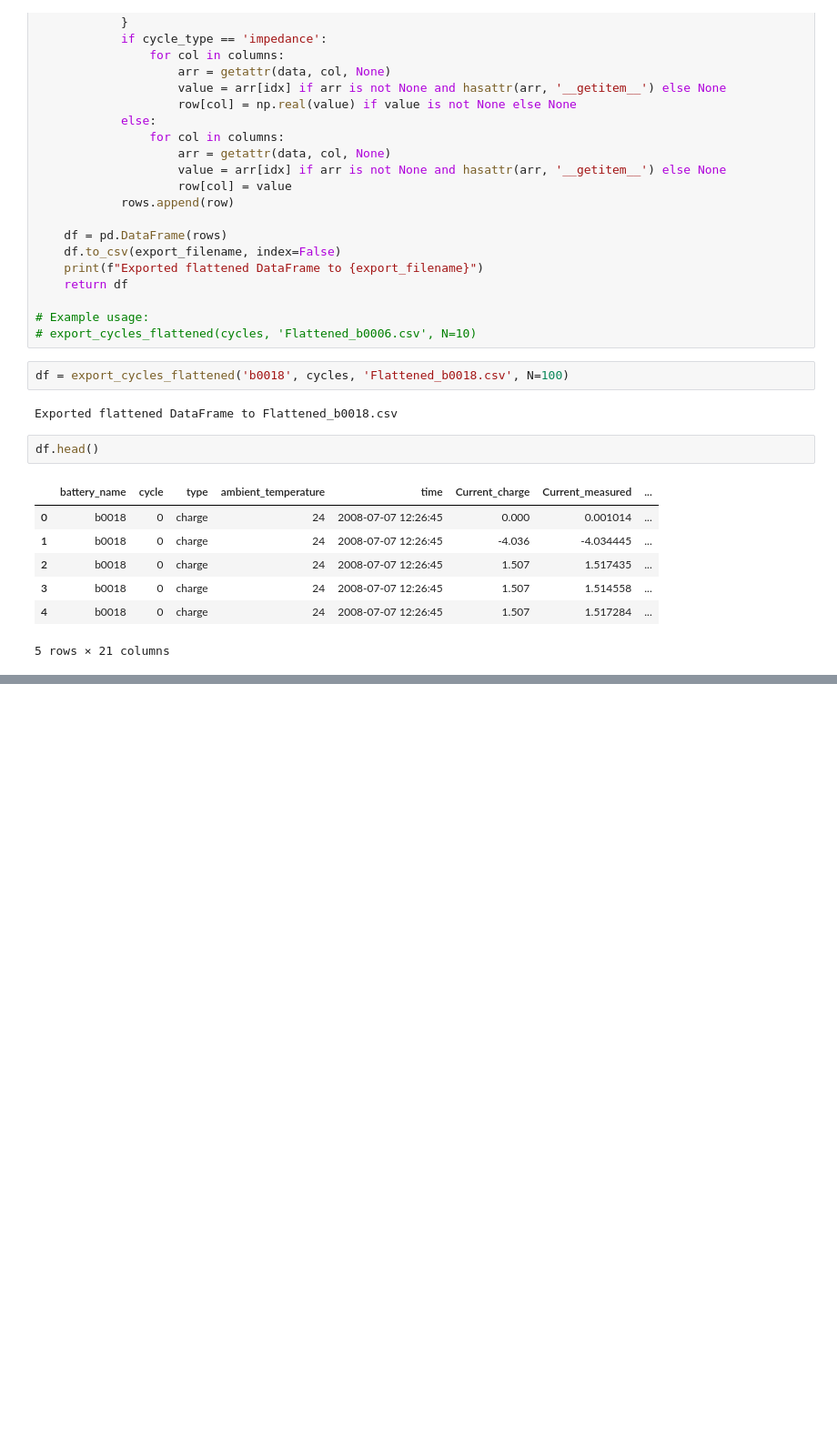
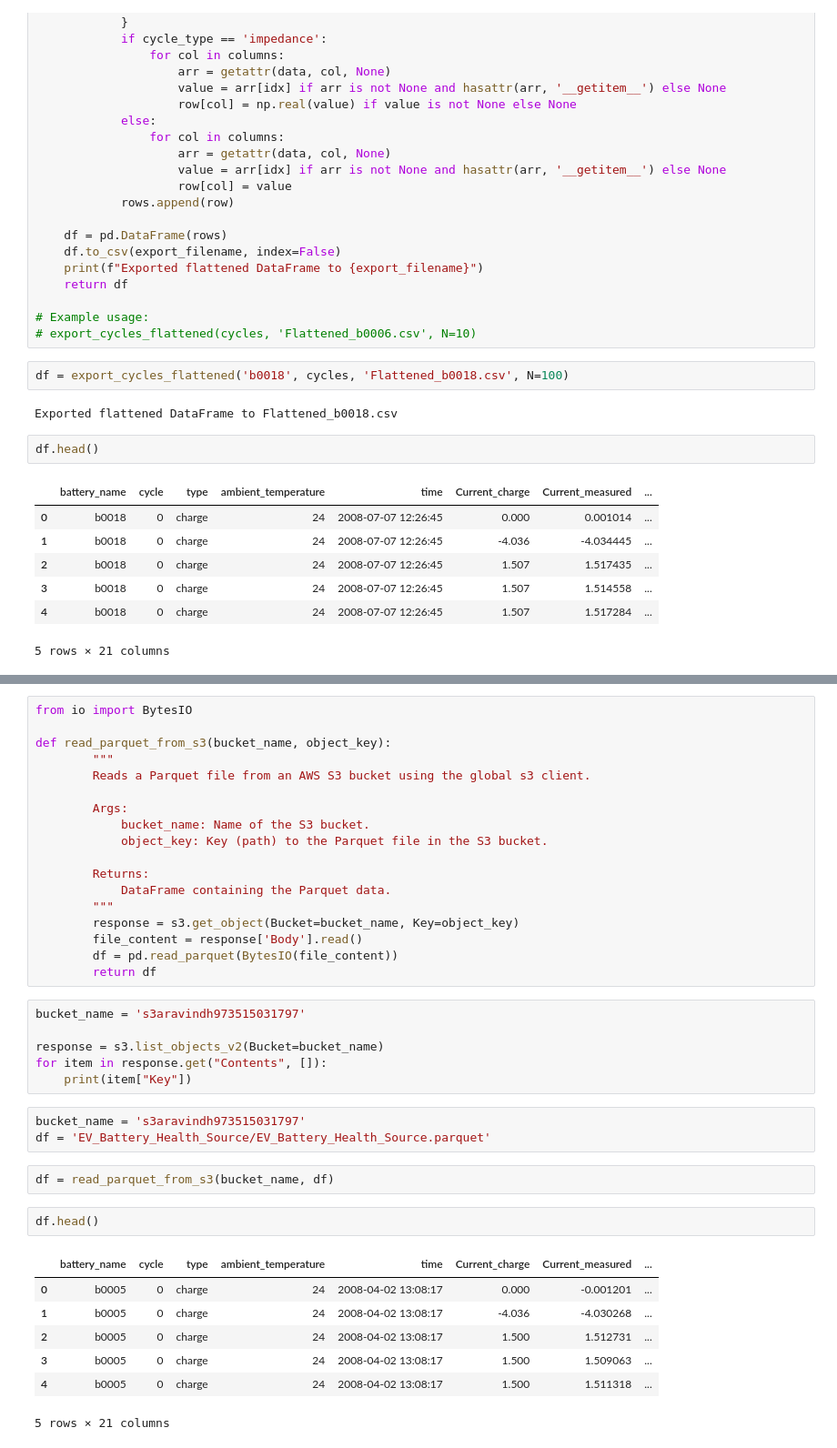
Before and after one commit to aravindhkrishnan09/Data-Science-and-Engineering-Analytics, a Jupyter notebook: Capstone_Project/jupyter_notebooks/EV_Battery_Health_Prediction.ipynb, the cells around one changed output, grey strips where cells are left out. Shown at 91% size. Drawn from its saved outputs; the diff is of its cells as text; blank space fills up the shorter version.

```diff
--- a/Capstone_Project/jupyter_notebooks/EV_Battery_Health_Prediction.ipynb
+++ b/Capstone_Project/jupyter_notebooks/EV_Battery_Health_Prediction.ipynb
@@ -200,0 +338,39 @@ df.head()
+# %%
+from io import BytesIO
+
+def read_parquet_from_s3(bucket_name, object_key):
+        """
+        Reads a Parquet file from an AWS S3 bucket using the global s3 client.
+
+        Args:
+            bucket_name: Name of the S3 bucket.
+            object_key: Key (path) to the Parquet file in the S3 bucket.
+
+        Returns:
+            DataFrame containing the Parquet data.
+        """
+        response = s3.get_object(Bucket=bucket_name, Key=object_key)
+        file_content = response['Body'].read()
+        df = pd.read_parquet(BytesIO(file_content))
+        return df
+# %%
+bucket_name = 's3aravindh973515031797'
+
+response = s3.list_objects_v2(Bucket=bucket_name)
+for item in response.get("Contents", []):
+    print(item["Key"])
+# %%
+bucket_name = 's3aravindh973515031797'
+df = 'EV_Battery_Health_Source/EV_Battery_Health_Source.parquet'
+# %%
+df = read_parquet_from_s3(bucket_name, df)
+# %%
+df.head()
+# %% [output]
+|  | battery_name | cycle | type | ambient_temperature | time | Current_charge | Current_measured | ... |
+| 0 | b0005 | 0 | charge | 24 | 2008-04-02 13:08:17 | 0.000 | -0.001201 | ... |
+| 1 | b0005 | 0 | charge | 24 | 2008-04-02 13:08:17 | -4.036 | -4.030268 | ... |
+| 2 | b0005 | 0 | charge | 24 | 2008-04-02 13:08:17 | 1.500 | 1.512731 | ... |
+| 3 | b0005 | 0 | charge | 24 | 2008-04-02 13:08:17 | 1.500 | 1.509063 | ... |
+| 4 | b0005 | 0 | charge | 24 | 2008-04-02 13:08:17 | 1.500 | 1.511318 | ... |
+5 rows × 21 columns
```
Also changed, not shown: parts of 4 cells of this notebook, 2 other files.
